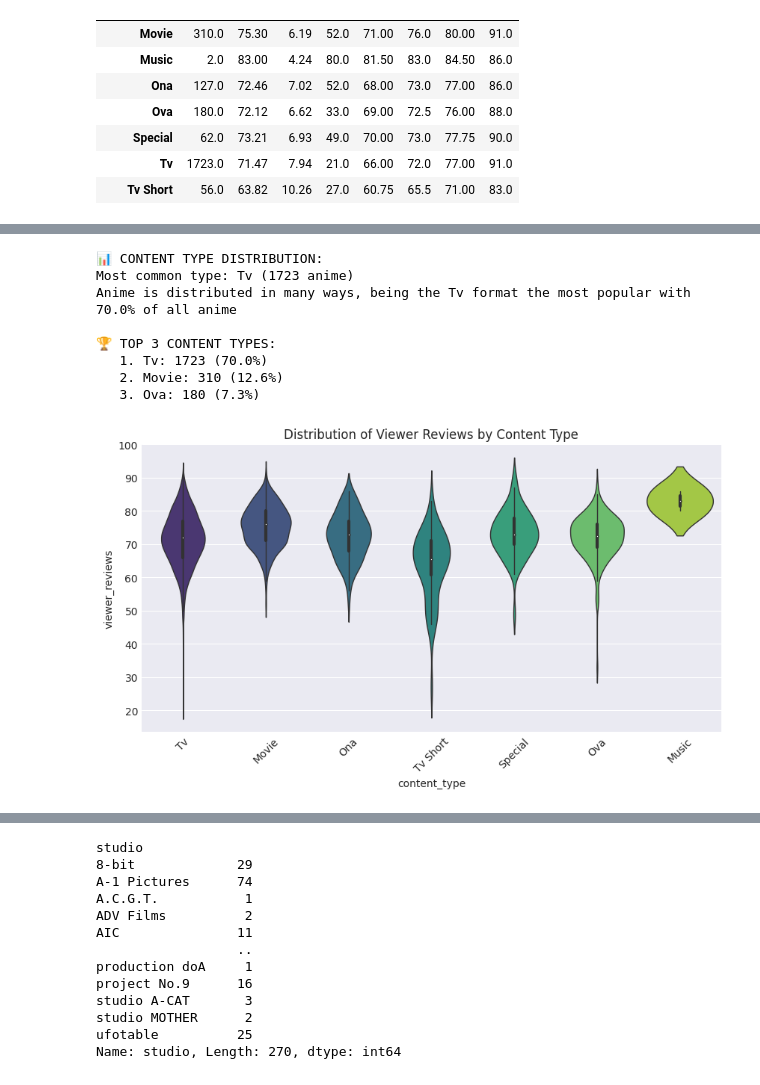
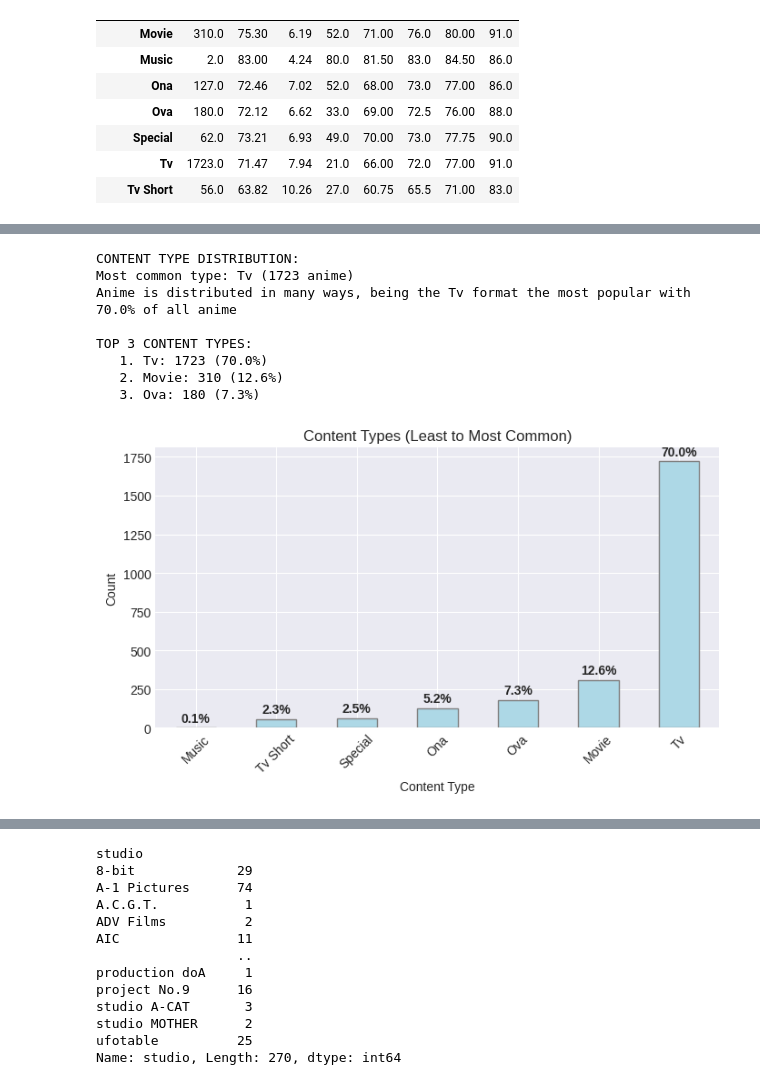
Before and after one commit to Osvajorge/anime-analytics-hub, a Jupyter notebook: notebooks/03_eda.ipynb, the cells around one changed output, grey strips where cells are left out. Drawn from its saved outputs; the diff is of its cells as text; code cells hidden in the pictures.

```diff
--- a/notebooks/03_eda.ipynb
+++ b/notebooks/03_eda.ipynb
@@ -98,45 +98,49 @@ plt.show
 # %%
-#Univariate Analysis
+# 1. Univariate Analysis
 # Distribution by content type
 df_content = df_clean['content_type'].value_counts()
 most_common_type = df_content.index[0]
 most_common_count = df_content.iloc[0]
 total_anime = len(df_clean)
 percentage = (most_common_count / total_anime * 100).round(1)
 
-print(f"📊 CONTENT TYPE DISTRIBUTION:")
+print(f"CONTENT TYPE DISTRIBUTION:")
 print(f"Most common type: {most_common_type} ({most_common_count} anime)")
 print(f"Anime is distributed in many ways, being the {most_common_type} format the most popular with {percentage}% of all anime")
 
 # Top 3
-print(f"\n🏆 TOP 3 CONTENT TYPES:")
+print(f"\nTOP 3 CONTENT TYPES:")
 for i in range(min(3, len(df_content))):
     type_name = df_content.index[i]
     count = df_content.iloc[i]
     pct = (count / total_anime * 100).round(1)
     print(f"   {i+1}. {type_name}: {count} ({pct}%)")
 
-# - Distribution of ratings by content type
 
+content_data = df_clean['content_type'].value_counts().sort_values()
+total = len(df_clean)
 
-# -
-plt.figure(figsize=(10, 5))
-sns.violinplot(data=df_clean, x="content_type", y="viewer_reviews", palette="viridis", linewidth=1)
-sns.color_palette("mako", as_cmap=True)
+plt.figure(figsize=(8, 4))
+ax = content_data.plot(kind='bar', color='lightblue', edgecolor='gray')
+
+# % on the bar
+for i, v in enumerate(content_data.values):
+    percentage = (v / total * 100).round(1)
+    ax.text(i, v + 20, f'{percentage}%', ha='center', va='bottom',
+            fontweight='bold')
+
+plt.title('Content Types (Least to Most Common)')
+plt.xlabel('Content Type')
+plt.ylabel('Count')
 plt.xticks(rotation=45)
-plt.title('Distribution of Viewer Reviews by Content Type')
 plt.show()
-
-# - Top studios by production volume
-# - Episode count patterns
-# - Genre popularity
 # %% [output]
-📊 CONTENT TYPE DISTRIBUTION:
+CONTENT TYPE DISTRIBUTION:
 Most common type: Tv (1723 anime)
 Anime is distributed in many ways, being the Tv format the most popular with 70.0% of all anime
 
-🏆 TOP 3 CONTENT TYPES:
+TOP 3 CONTENT TYPES:
    1. Tv: 1723 (70.0%)
    2. Movie: 310 (12.6%)
    3. Ova: 180 (7.3%)
-[figure, old version]
+[figure, new version]
```
Also changed, not shown: parts of 3 cells of this notebook.
